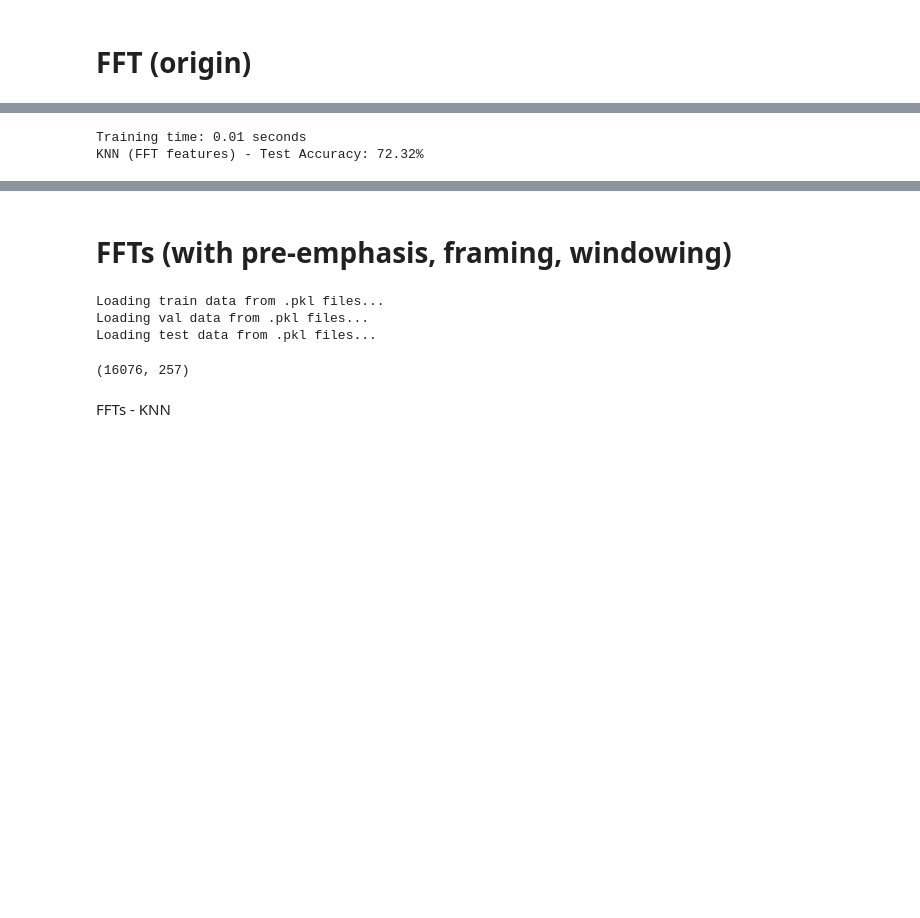
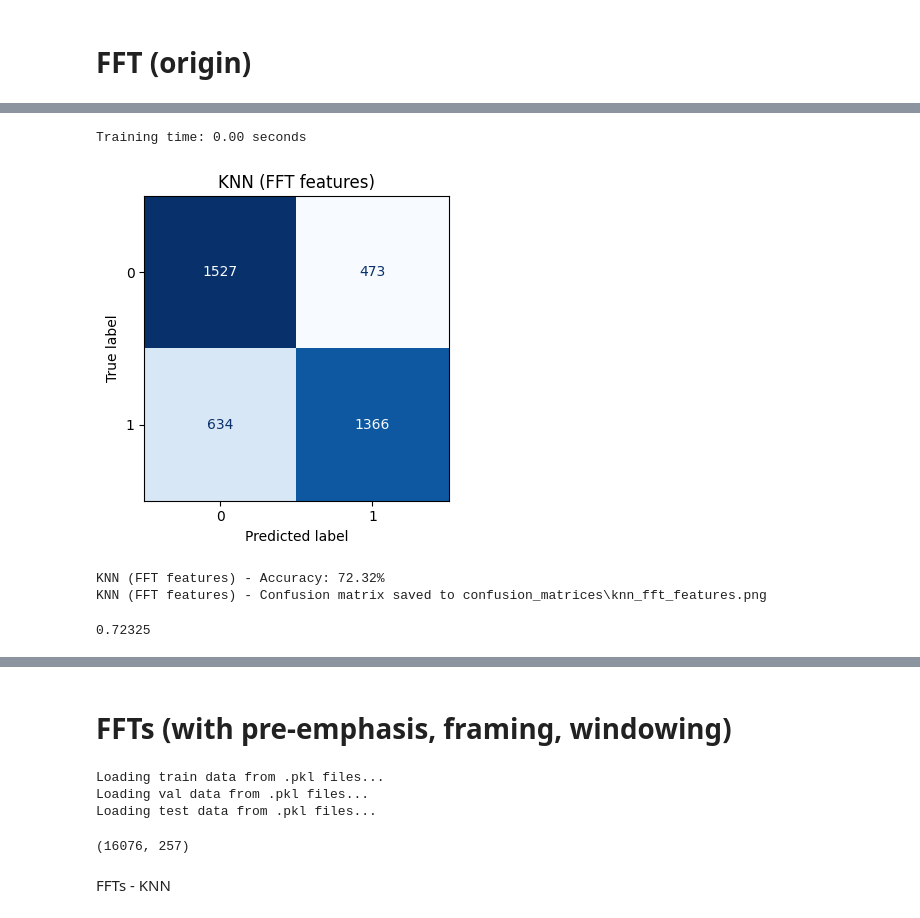
Before and after one commit to dinhgia2106/Queenless-SoundData, a Jupyter notebook: Machine_Learning/dataset1.ipynb, the cells around one changed output, grey strips where cells are left out. Cells and saved outputs as stored; diff of their text form; code cells hidden in the pictures; blank space fills up the shorter version.

```diff
--- a/Machine_Learning/dataset1.ipynb
+++ b/Machine_Learning/dataset1.ipynb
@@ -34,7 +57,7 @@ def extract_fft_features(file_path, n_fft=512):
 
         # Compute FFT
         fft = np.fft.fft(audio, n=n_fft)
-        fft_magnitude = np.abs(fft[:n_fft//2])  # Take only positive frequencies
+        fft_magnitude = np.abs(fft[:n_fft//2 + 1])
 
         return fft_magnitude
     except Exception as e:
@@ -55,6 +78,7 @@ def load_dataset_fft():
             folder_path = os.path.join(base_path, split, label)
 
             if os.path.exists(folder_path):
+                print(f"Processing folder: {folder_path}") # Thêm để xem tiến trình
                 for file_name in os.listdir(folder_path):
                     if file_name.endswith('.wav'):
                         file_path = os.path.join(folder_path, file_name)
@@ -78,22 +102,45 @@ def load_dataset_fft():
 
     # Encode labels
     le = LabelEncoder()
-    all_labels = train_labels_fft + val_labels_fft + test_labels_fft
-    le.fit(all_labels)
+    # Fit trên tất cả các label có thể có để đảm bảo mã hóa nhất quán
+    all_possible_labels = ['NonQueen', 'Queen']
+    le.fit(all_possible_labels)
 
     train_labels_fft = le.transform(train_labels_fft)
     val_labels_fft = le.transform(val_labels_fft)
     test_labels_fft = le.transform(test_labels_fft)
 
-    print(f"Train: {train_features_fft.shape}, Val: {val_features_fft.shape}, Test: {test_features_fft.shape}")
+    print(f"Shapes before combining -> Train: {train_features_fft.shape}, Val: {val_features_fft.shape}, Test: {test_features_fft.shape}")
 
     return (train_features_fft, train_labels_fft,
             val_features_fft, val_labels_fft,
             test_features_fft, test_labels_fft)
 
-# Load dataset
+# --- MAIN SCRIPT ---
+
+# 1. Load dataset (chiết xuất features vào RAM)
+print("Starting feature extraction...")
 train_features_fft, train_labels_fft, val_features_fft, val_labels_fft, test_features_fft, test_labels_fft = load_dataset_fft()
+print("Feature extraction complete.")
 
+# 2. Gộp train và val
 train_features_fft = np.vstack((train_features_fft, val_features_fft))
 train_labels_fft = np.hstack((train_labels_fft, val_labels_fft))
+
+print(f"Combined Train shape: {train_features_fft.shape}")
+print(f"Combined Train labels shape: {train_labels_fft.shape}")
+print(f"Test shape: {test_features_fft.shape}")
+print(f"Test labels shape: {test_labels_fft.shape}")
+
+
+# 3. LƯU FEATURES RA FILE
+print(f"Saving features to {output_dir}...")
+
+# Lưu features và labels đã gộp của train/val
+joblib.dump(train_features_fft, os.path.join(output_dir, 'train_features_fft.pkl'))
+joblib.dump(train_labels_fft, os.path.join(output_dir, 'train_labels_fft.pkl'))
+
+# Lưu features và labels của test
+joblib.dump(test_features_fft, os.path.join(output_dir, 'test_features_fft.pkl'))
+joblib.dump(test_labels_fft, os.path.join(output_dir, 'test_labels_fft.pkl'))
 # %% [output]
@@ -105,17 +166,20 @@ test_features_fft_scaled = scaler.transform(test_features_fft)
 # %%
 start_time = time.time()
 
 knn_classifier = KNeighborsClassifier(n_neighbors=55)
 knn_classifier.fit(train_features_fft, train_labels_fft)
 
 end_time = time.time()
 print(f"Training time: {end_time - start_time:.2f} seconds")
 
-test_accuracy_fft_knn = knn_classifier.predict(test_features_fft)
-print(f"KNN (FFT features) - Test Accuracy: {accuracy_score(test_labels_fft, test_accuracy_fft_knn)*100:.2f}%")
+test_pred_fft_knn = knn_classifier.predict(test_features_fft)
+report_confusion(test_labels_fft, test_pred_fft_knn, "KNN (FFT features)")
 # %% [output]
-Training time: 0.01 seconds
-KNN (FFT features) - Test Accuracy: 72.32%
+Training time: 0.00 seconds
+[figure, added]
+KNN (FFT features) - Accuracy: 72.32%
+KNN (FFT features) - Confusion matrix saved to confusion_matrices\knn_fft_features.png
+0.72325
 # %%
 start_time = time.time()
 
```
Also changed, not shown: parts of 61 cells of this notebook, 2 other files.
